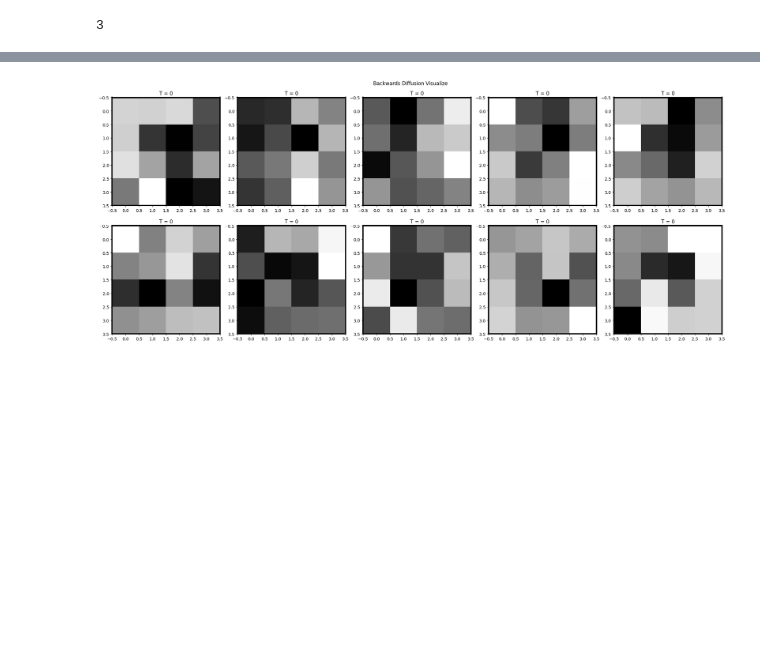
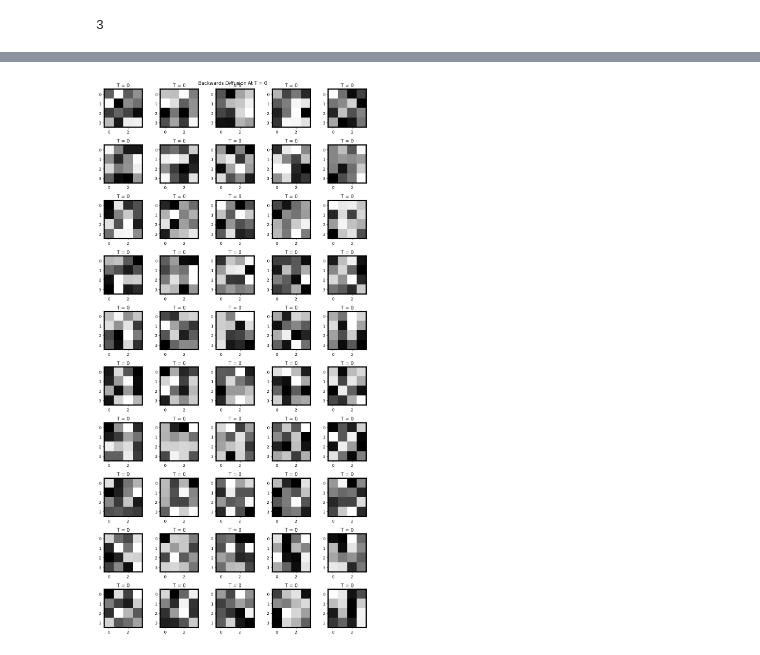
Before and after one commit to Neben5/QuantGenMdl, a Jupyter notebook: dog.ipynb, the cells around one changed output, grey strips where cells are left out. Drawn from its saved outputs; the diff is of its cells as text; code cells hidden in the pictures; blank space fills up the shorter version.

```diff
--- a/dog.ipynb
+++ b/dog.ipynb
@@ -296,7 +296,7 @@ np.save("loss_tot", loss_tot)
 #Diffuse our test image
 n = 4
 T = 20
-Ndata = 10
+Ndata = 50
 
 diff_hs = np.linspace(0.5, 4., T)
 
@@ -307,6 +307,7 @@ for i in range(0, Ndata):
     diffuse_square[i] = np.array(temp_test / (12**0.5)) + 1j * np.zeros(2**n)
 
 X = torch.from_numpy(diffuse_square)
+#X = torch.from_numpy(random_images_qubits)
 
 Xout = np.zeros((T+1, Ndata, 2**n), dtype = np.complex64)
 Xout[0] = X
@@ -315,5 +316,5 @@ for t in range(1, T+1):
     Xout[t] = model_diff.set_diffusionData_t(t, X, diff_hs[:t], seed = t).numpy()
     print(t)
 
-print(Xout[20])
+np.save("Xout_testimage", Xout)
 # %% [output]
@@ -350,23 +341,22 @@ plt.imshow(random_images[1], cmap = 'grey', interpolation = 'nearest')
-# %%
-#Turn image data into qubits
-random_images_qubits = np.zeros((Ndata, 4, 4))
-for i in range(0, Ndata):
-    random_images_qubits[i] = random_images[i] / amplitude_vals[i] + 0j
 # %%
 #use model to predict what original image was from diffused image
-test_data_T20 = torch.tensor(Xout[20], dtype = torch.complex64)
-print(Xout[0])
+diffused_images = np.load('Xout_testimage.npy')
+test_data_T20 = torch.tensor(diffused_images[20], dtype = torch.complex64)
+#print(Xout[0])
 n, na = 4, 1
 T = 20
 L = 6
-Ndata = 10
-
-diffModel = DiffusionModel(n, T, Ndata)
+Ndata = 50
 
 params_tot = np.load('params_total.npy')
 
+diffModel = DiffusionModel(n, T, Ndata)
+inputs_te = diffModel.HaarSampleGeneration(Ndata, seed=22)
+
 model = QDDPM(n=n, na=na, T=T, L=L)
 
-data_te = model.backDataGeneration(test_data_T20, params_tot, Ndata)[:, :, :2**n].numpy()
+
+#data_te = model.backDataGeneration(test_data_T20, params_tot, Ndata)[:, :, :2**n].numpy()
+data_te = model.backDataGeneration(torch.from_numpy(random_images_qubits), params_tot, Ndata)[:, :, :2**n].numpy()
 
 np.save("test_backwardsgen", data_te)
@@ -403,7 +375,8 @@ for z in range(0, 21):
     final_output_flattened = backwards_gen[z]
     final_output_flattened = np.abs(final_output_flattened)
     multiplier = np.max(final_output_flattened)
-    final_output_flattened /= multiplier
+    for i in range(0, np.size(amplitude_vals)):
+        final_output_flattened[:][i] *= amplitude_vals[i]
     #final_output_flattened = final_output_flattened.flatten()
 
     for i in range(0, dim):
@@ -469,15 +440,15 @@ Text(0.5, 0, 'T')
 # %%
 #visualize final_output_nxn for each data
 #final_output_nxn[T][Ndata][4][4]
-fig, axs = plt.subplots(2, 5, figsize = (21, 9))
+fig, axs = plt.subplots(10, 5, figsize = (10, 20))
 
 for z in range(0, Ndata):
     #print(final_output_nxn[z])
-    axs[int(z/5)][z%5].imshow(final_output_nxn[0][z], cmap = 'grey', interpolation = 'nearest')
+    axs[int(z/5)][z%5].imshow(final_output_nxn[20][z], cmap = 'grey', interpolation = 'nearest')
     axs[int(z/5)][z%5].set_title('T = %d'%0)
 
-plt.suptitle('Backwards Diffusion Visualize')
+plt.suptitle('Backwards Diffusion At T = 0')
 plt.tight_layout()
 plt.show()
 # %% [output]
-[figure, old version]
+[figure, new version]
```
Also changed, not shown: parts of 12 cells of this notebook, 45 other files.
